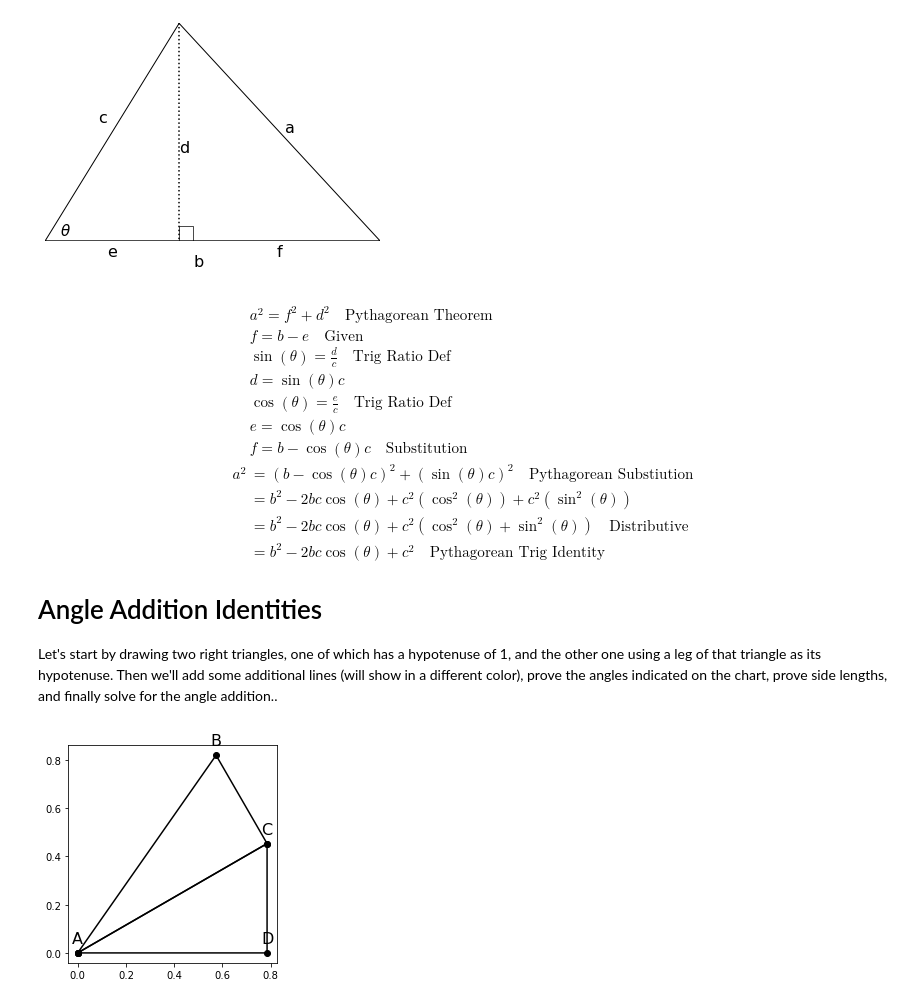
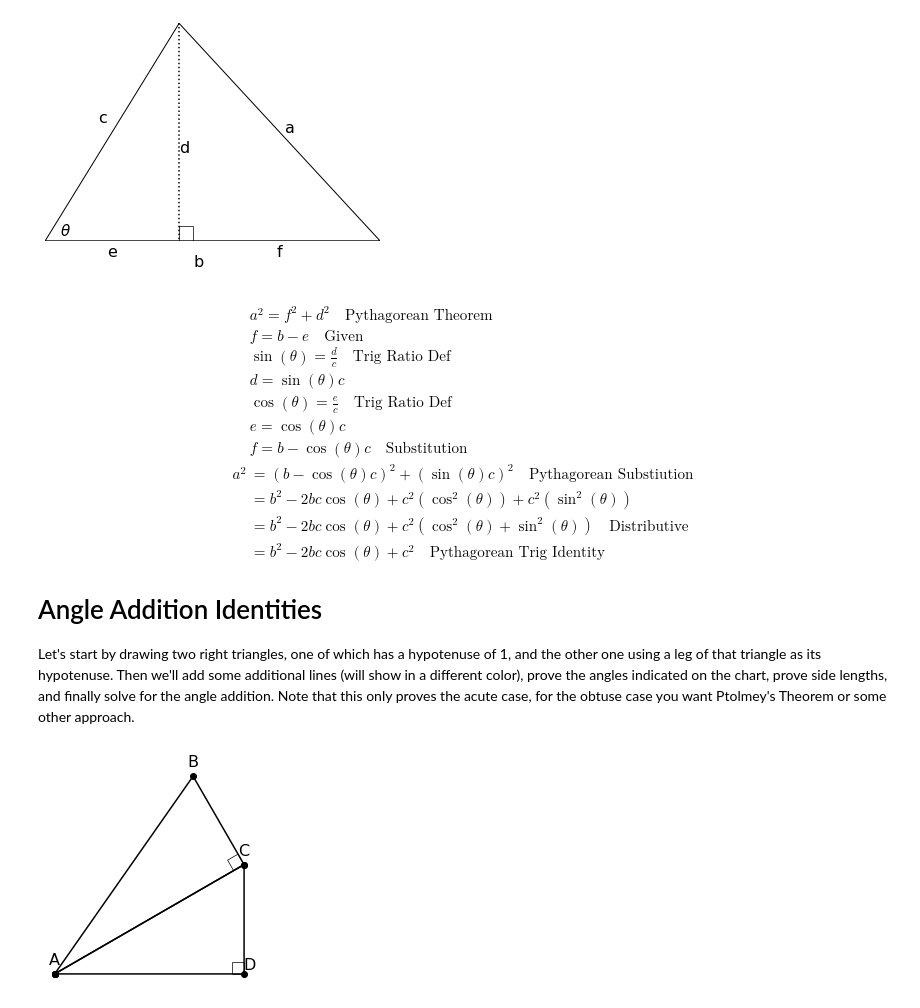
Before and after one commit to bsgreenb/math-tools, a Jupyter notebook: Trig.ipynb, the cells around one changed output. Saved outputs shown, nothing was run; the diff lists cells and outputs as text; code cells hidden in the pictures.

Commit message:
Both right angle indicators

```diff
--- a/Trig.ipynb
+++ b/Trig.ipynb
@@ -368,35 +368,43 @@ $$
 
 # Angle Addition Identities
 
-Let's start by drawing two right triangles, one of which has a hypotenuse of 1, and the other one using a leg of that triangle as its hypotenuse.  Then we'll add some additional lines (will show in a different color), prove the angles indicated on the chart, prove side lengths, and finally solve for the angle addition..
+Let's start by drawing two right triangles, one of which has a hypotenuse of 1, and the other one using a leg of that triangle as its hypotenuse.  Then we'll add some additional lines (will show in a different color), prove the angles indicated on the chart, prove side lengths, and finally solve for the angle addition. Note that this only proves the acute case, for the obtuse case you want Ptolmey's Theorem or some other approach.
 # %%
+
+
 angle_b = math.radians(25) # the interior 25 degree angle of our right triangle
 angle_a = math.radians(30) # 30 degree angle between the plotted angle_b triangle and the x axis.
 
 point_A = (0,0)
 point_B = (math.cos(angle_a + angle_b), math.sin(angle_a + angle_b))
 point_C = (math.cos(angle_a) * math.cos(angle_b), math.sin(angle_a) * math.cos(angle_b))
 point_D = (math.cos(angle_a) * math.cos(angle_b), 0)
 
 
 
 # point_F = point_E = ((math.cos(angle_a) * math.cos(angle_b)) - (math.sin(angle_a) * math.sin(angle_b)), math.sin(angle_a) * math.sin(angle_b))
 plt.plot(*zip(point_A, point_B, point_C, point_A), marker='o', color='black')
 plt.plot(*zip(point_A, point_C, point_D, point_A), marker='o', color='black')
 label(plt, 'A', point_A)
 label(plt, 'B', point_B)
 label(plt, 'C', point_C)
-label(plt, 'D', point_D)
+label(plt, 'D', point_D, offset=(5,5))
 
 point_E = ((math.cos(angle_a) * math.cos(angle_b)) - (math.sin(angle_a) * math.sin(angle_b)), 0)
 # label(plt, 'E', point_E)
 # label(plt, 'F', point_F)
 
+ax = plt.gca()
 
-ax = plt.gca()
+alpha_right = patches.Rectangle(point_D,-0.05,0.05, fc=[0,0,0,0], ec="black", zorder=0, lw=.7)
+ax.add_patch(alpha_right)
+beta_right = patches.Rectangle(point_C,-0.05,0.05, fc=[0,0,0,0], ec="black", zorder=0, lw=.7, angle=math.degrees(angle_a))
+ax.add_patch(beta_right)
+
 ax.set_aspect('equal')
 plt.axis('off')
+plt.show()
 
-# Continya: Label right angles and drawing other colored lines and perpindicular symbol.
+# Continya: drawing other colored lines and perpindicular symbol.
 # %% [output]
-[figure, old version]
+[figure, new version]
```
